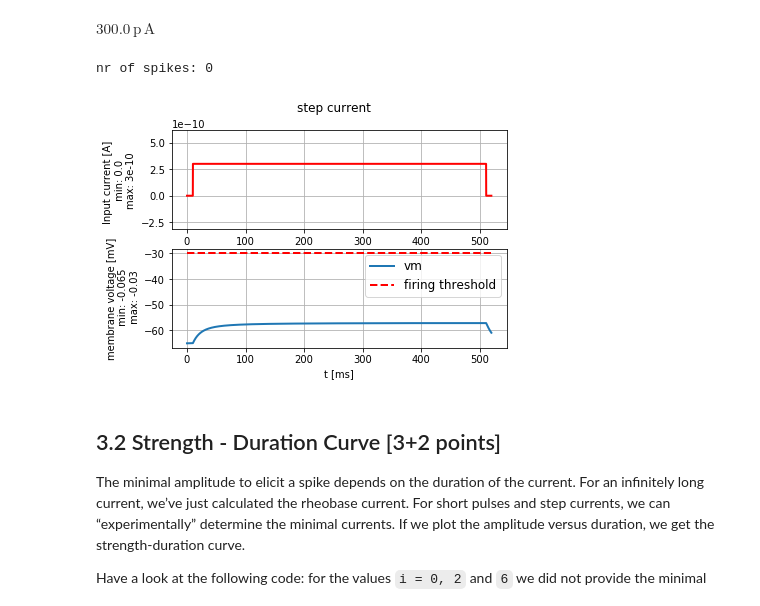
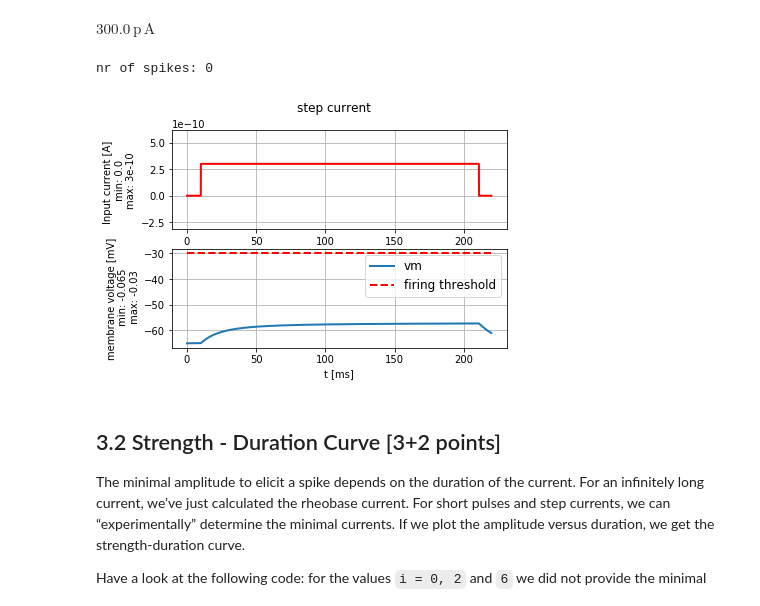
Before and after one commit to CamillaCarta/BMNN_projects, a Jupyter notebook: Ex1_Camilla_Carta_001.ipynb, the cells around one changed output. Drawn from its saved outputs; the diff is of its cells as text; code cells hidden in the pictures.

```diff
--- a/Ex1_Camilla_Carta_001.ipynb
+++ b/Ex1_Camilla_Carta_001.ipynb
@@ -127,35 +129,38 @@ import neurodynex.exponential_integrate_fire.exp_IF as exp_IF
 
 exp_IF.RHEOBASE_THRESHOLD_v_rh = -57*b2.mvolt
 
-# TODO: should we use sharpness or not?
-#I_rh = (exp_IF.RHEOBASE_THRESHOLD_v_rh - exp_IF.V_REST )/ exp_IF.MEMBRANE_RESISTANCE_R # insert your expression here. For the variables we did not specified, do not just enter the default values but compute it using variables like exp_IF.V_REST
-I_rh = (exp_IF.RHEOBASE_THRESHOLD_v_rh - exp_IF.V_REST - exp_IF.SHARPNESS_delta_T)/ exp_IF.MEMBRANE_RESISTANCE_R # insert your expression here. For the variables we did not specified, do not just enter the default values but compute it using variables like exp_IF.V_REST
+# insert your expression here.
+#For the variables we did not specified, do not just enter the default values
+#but compute it using variables like exp_IF.V_REST
+
+I_rh = (exp_IF.RHEOBASE_THRESHOLD_v_rh - exp_IF.V_REST - exp_IF.SHARPNESS_delta_T)/ \
+        exp_IF.MEMBRANE_RESISTANCE_R
 I_rh
 # %% [output]
 $300.0\,\mathrm{p}\,\mathrm{A}$
 # %%
 % matplotlib inline
 import brian2 as b2
 import neurodynex.exponential_integrate_fire.exp_IF as exp_IF
 from neurodynex.tools import plot_tools, input_factory
 
 # code here:
 # inject a current for 200ms. Set the maximal amplitude such that the neuron does NOT spike.
 # plot the current and the voltage.
 
 input_current = input_factory.get_step_current(
-    t_start=10, t_end=510, unit_time=b2.ms, amplitude=I_rh + 0*b2.pA)
+    t_start=10, t_end=210, unit_time=b2.ms, amplitude=I_rh)
 
 state_monitor, spike_monitor = exp_IF.simulate_exponential_IF_neuron(
-    I_stim=input_current, simulation_time=520*b2.ms, v_rheobase = exp_IF.RHEOBASE_THRESHOLD_v_rh)
+    I_stim=input_current, simulation_time=220*b2.ms, v_rheobase = exp_IF.RHEOBASE_THRESHOLD_v_rh)
 
 plot_tools.plot_voltage_and_current_traces(
     state_monitor, input_current,title="step current",
     firing_threshold=exp_IF.FIRING_THRESHOLD_v_spike)
 print("nr of spikes: {}".format(spike_monitor.count[0]))
 # %% [output]
 nr of spikes: 0
-[figure, old version]
+[figure, new version]
 # %% [markdown]
 ## 3.2 Strength - Duration Curve [3+2 points]
 
```
Also changed, not shown: parts of 33 cells of this notebook.
